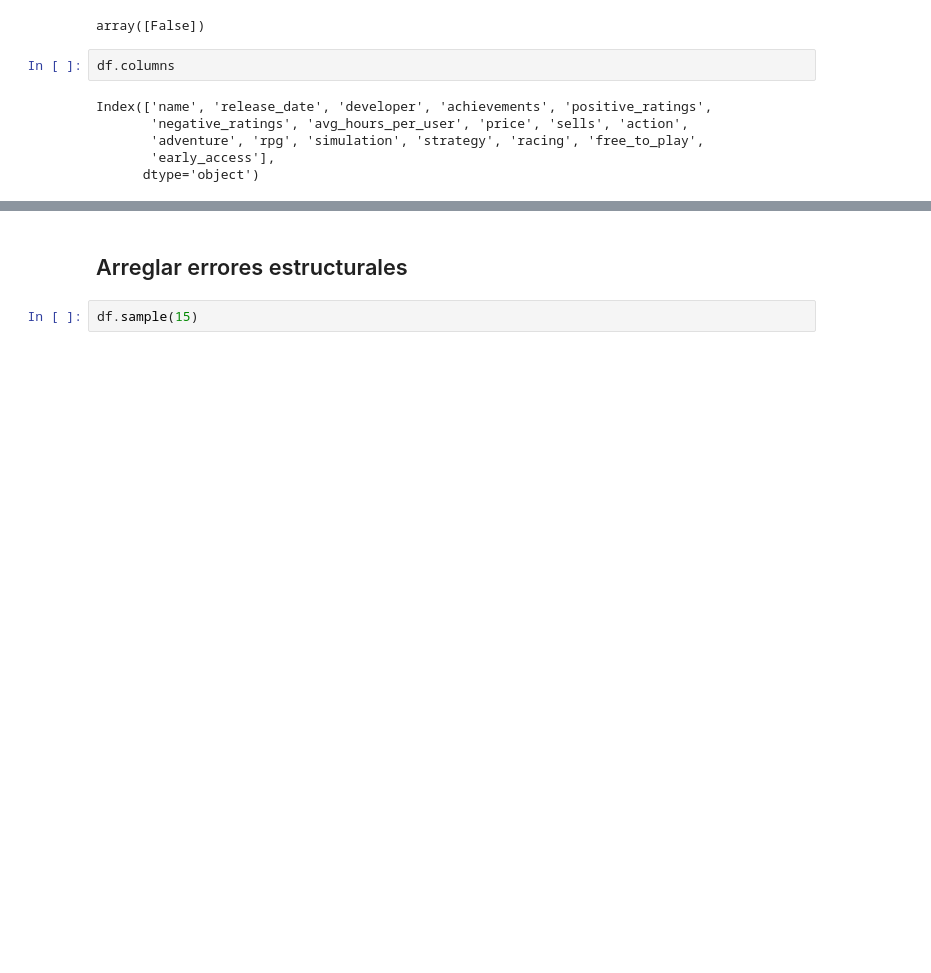
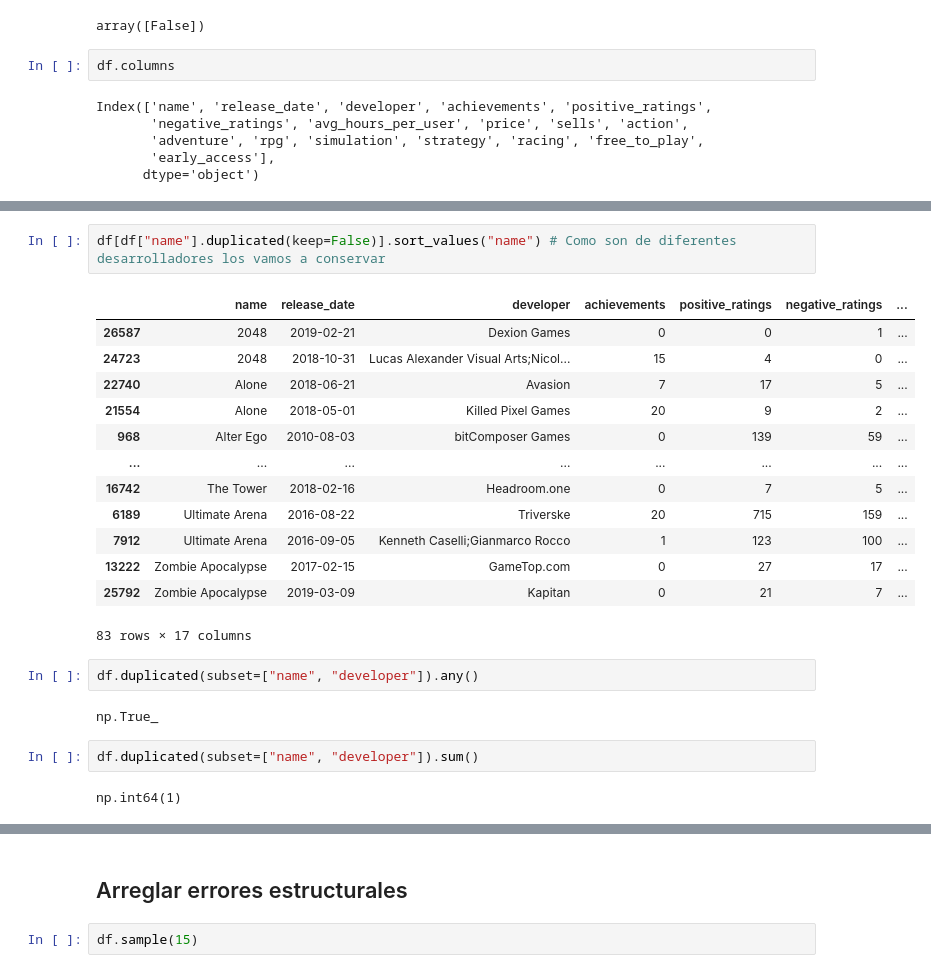
Before and after one commit to techcanto/Ejercicio-de-ciencia-de-datos, a Jupyter notebook: Cliente2/proyectoCliente2.ipynb, the cells around one changed output, grey strips where cells are left out. Saved outputs shown, nothing was run; the diff lists cells and outputs as text; blank space fills up the shorter version.

```diff
--- a/Cliente2/proyectoCliente2.ipynb
+++ b/Cliente2/proyectoCliente2.ipynb
@@ -166,0 +198,24 @@ df.head()
+# %%
+df[df["name"].duplicated(keep=False)].sort_values("name") # Como son de diferentes desarrolladores los vamos a conservar
+# %% [output]
+|  | name | release_date | developer | achievements | positive_ratings | negative_ratings | ... |
+| 26587 | 2048 | 2019-02-21 | Dexion Games | 0 | 0 | 1 | ... |
+| 24723 | 2048 | 2018-10-31 | Lucas Alexander Visual Arts;Nicol... | 15 | 4 | 0 | ... |
+| 22740 | Alone | 2018-06-21 | Avasion | 7 | 17 | 5 | ... |
+| 21554 | Alone | 2018-05-01 | Killed Pixel Games | 20 | 9 | 2 | ... |
+| 968 | Alter Ego | 2010-08-03 | bitComposer Games | 0 | 139 | 59 | ... |
+| ... | ... | ... | ... | ... | ... | ... | ... |
+| 16742 | The Tower | 2018-02-16 | Headroom.one | 0 | 7 | 5 | ... |
+| 6189 | Ultimate Arena | 2016-08-22 | Triverske | 20 | 715 | 159 | ... |
+| 7912 | Ultimate Arena | 2016-09-05 | Kenneth Caselli;Gianmarco Rocco | 1 | 123 | 100 | ... |
+| 13222 | Zombie Apocalypse | 2017-02-15 | GameTop.com | 0 | 27 | 17 | ... |
+| 25792 | Zombie Apocalypse | 2019-03-09 | Kapitan | 0 | 21 | 7 | ... |
+83 rows × 17 columns
+# %%
+df.duplicated(subset=["name", "developer"]).any()
+# %% [output]
+np.True_
+# %%
+df.duplicated(subset=["name", "developer"]).sum()
+# %% [output]
+np.int64(1)
```
Also changed, not shown: parts of 10 cells of this notebook.
